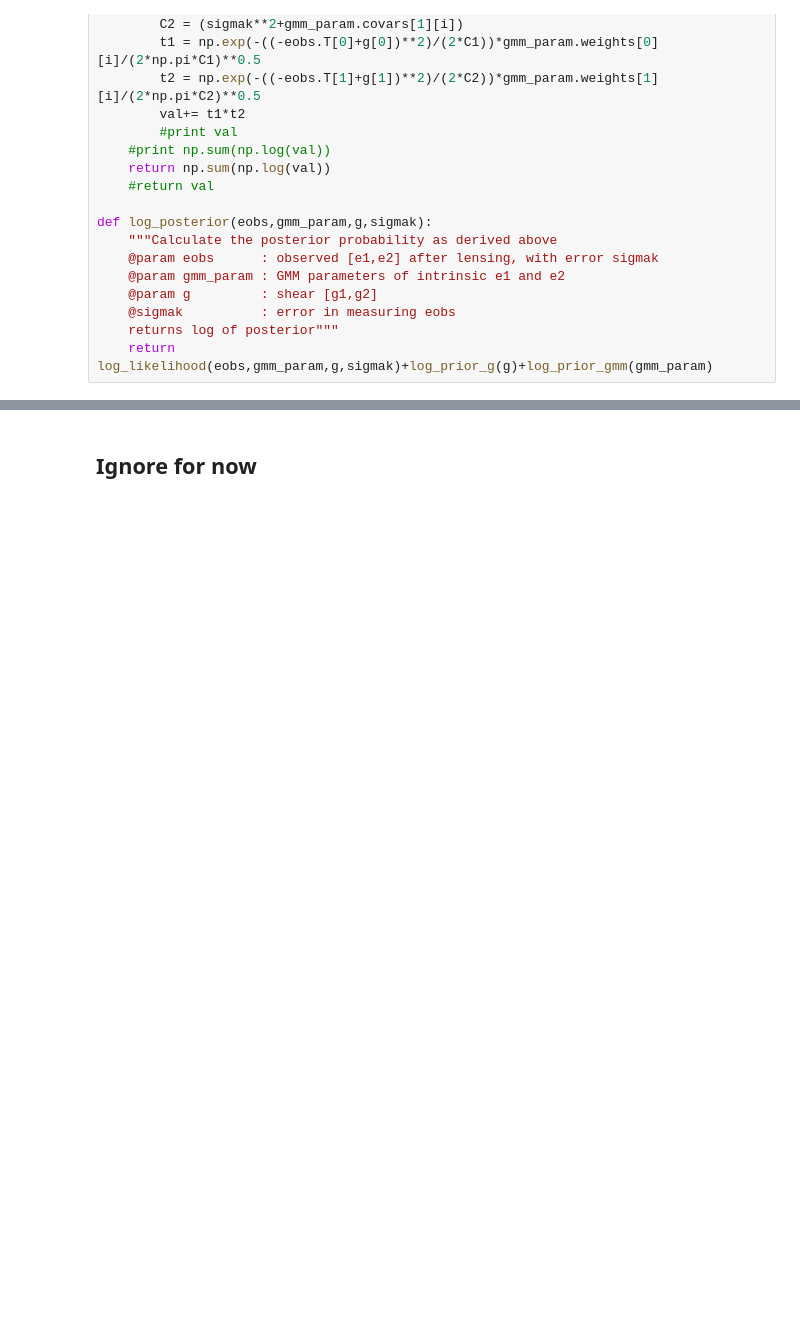
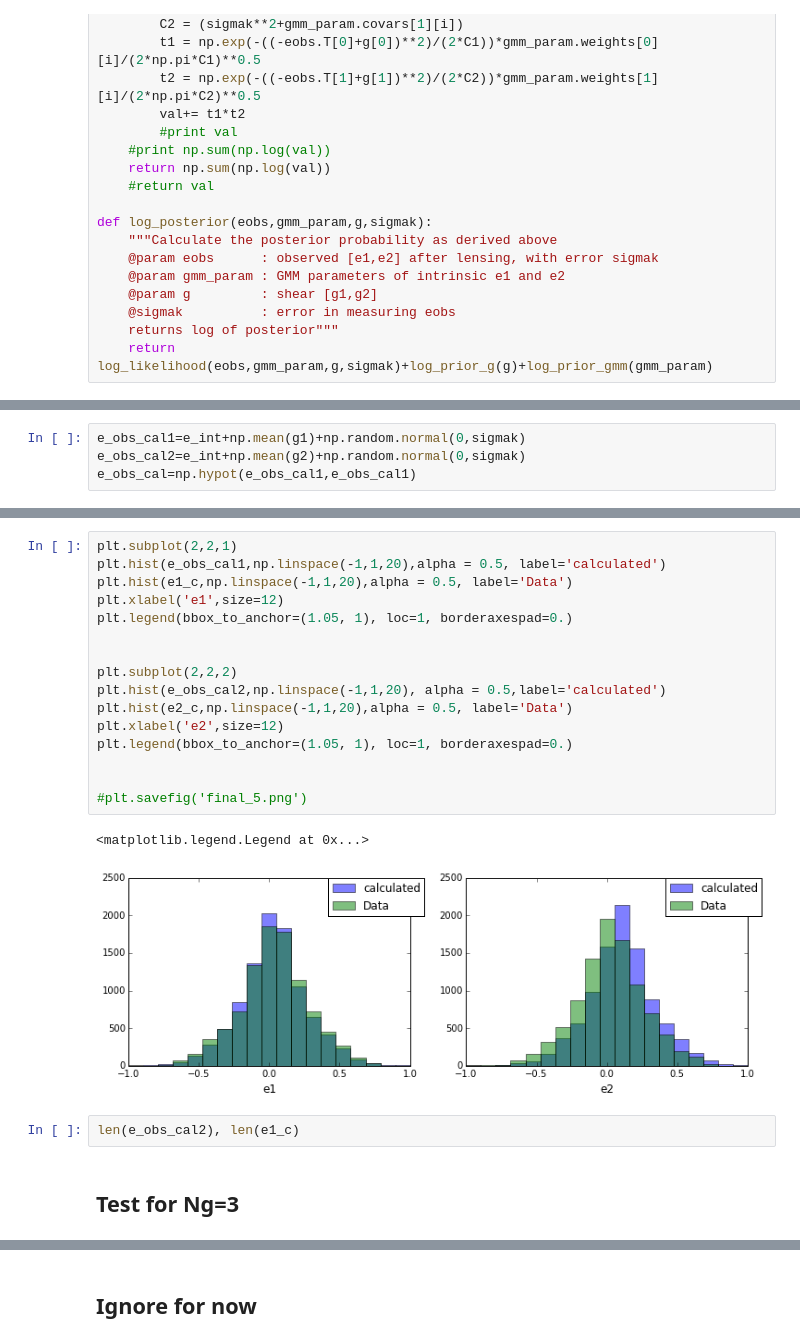
Before and after one commit to sowmyakth/Flubber, a Jupyter notebook: indiv_comp.ipynb, the cells around one changed output, grey strips where cells are left out. Cells and saved outputs as stored; diff of their text form; blank space fills up the shorter version.

```diff
--- a/indiv_comp.ipynb
+++ b/indiv_comp.ipynb
@@ -377,0 +450,4 @@ plt.tight_layout()
+# %%
+e_obs_cal1=e_int+np.mean(g1)+np.random.normal(0,sigmak)
+e_obs_cal2=e_int+np.mean(g2)+np.random.normal(0,sigmak)
+e_obs_cal=np.hypot(e_obs_cal1,e_obs_cal1)
@@ -378,3 +458,26 @@ plt.tight_layout()
+# %%
+plt.subplot(2,2,1)
+plt.hist(e_obs_cal1,np.linspace(-1,1,20),alpha = 0.5, label='calculated')
+plt.hist(e1_c,np.linspace(-1,1,20),alpha = 0.5, label='Data')
+plt.xlabel('e1',size=12)
+plt.legend(bbox_to_anchor=(1.05, 1), loc=1, borderaxespad=0.)
+
+
+plt.subplot(2,2,2)
+plt.hist(e_obs_cal2,np.linspace(-1,1,20), alpha = 0.5,label='calculated')
+plt.hist(e2_c,np.linspace(-1,1,20),alpha = 0.5, label='Data')
+plt.xlabel('e2',size=12)
+plt.legend(bbox_to_anchor=(1.05, 1), loc=1, borderaxespad=0.)
+
+
+#plt.savefig('final_5.png')
+# %% [output]
+<matplotlib.legend.Legend at 0x...>
+[figure, added]
+# %%
+len(e_obs_cal2), len(e1_c)
+# %% [markdown]
+## Test for Ng=3
 # %%
 #Test for Ng=3
 Ng=3
```
Also changed, not shown: parts of 41 cells of this notebook.
